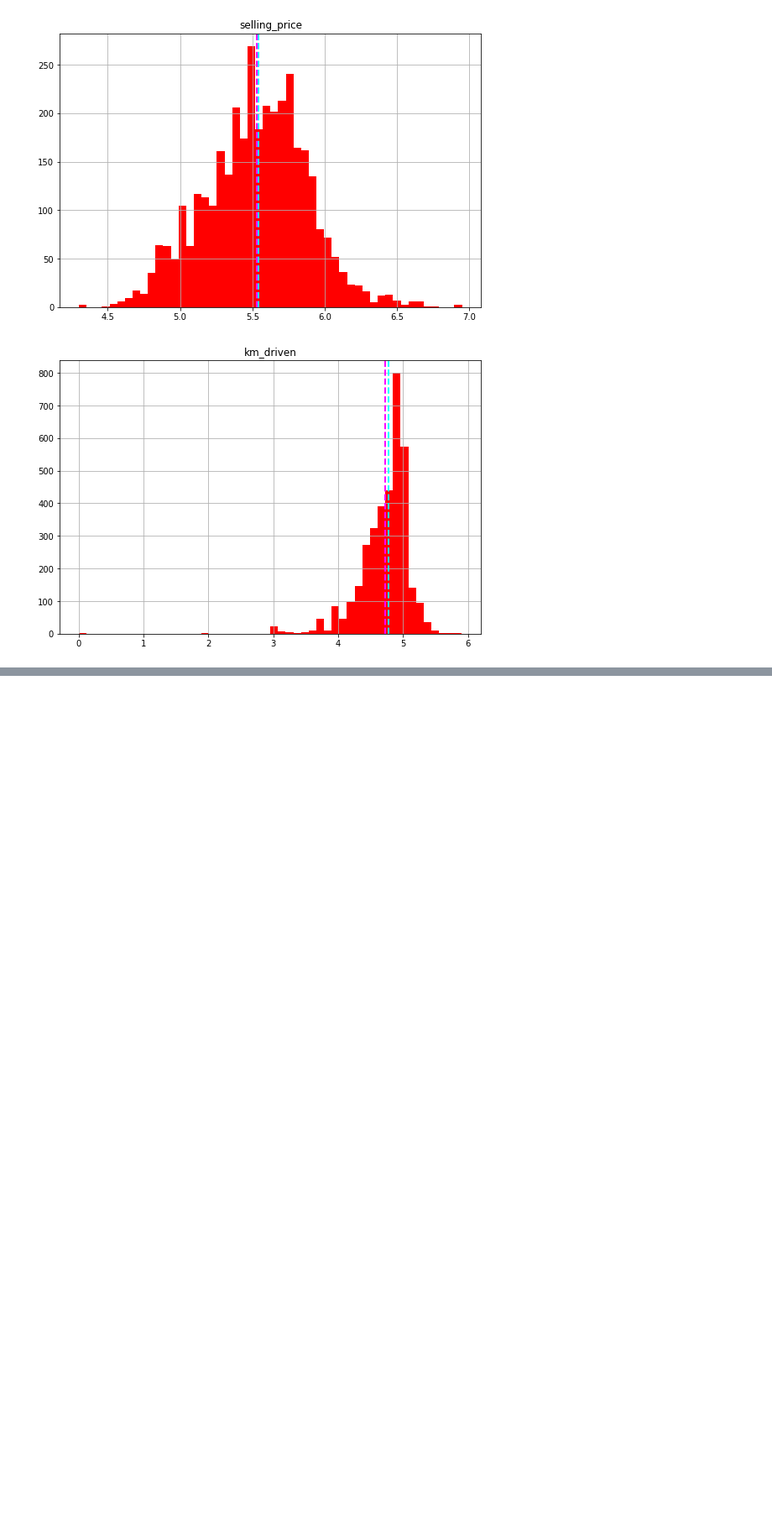
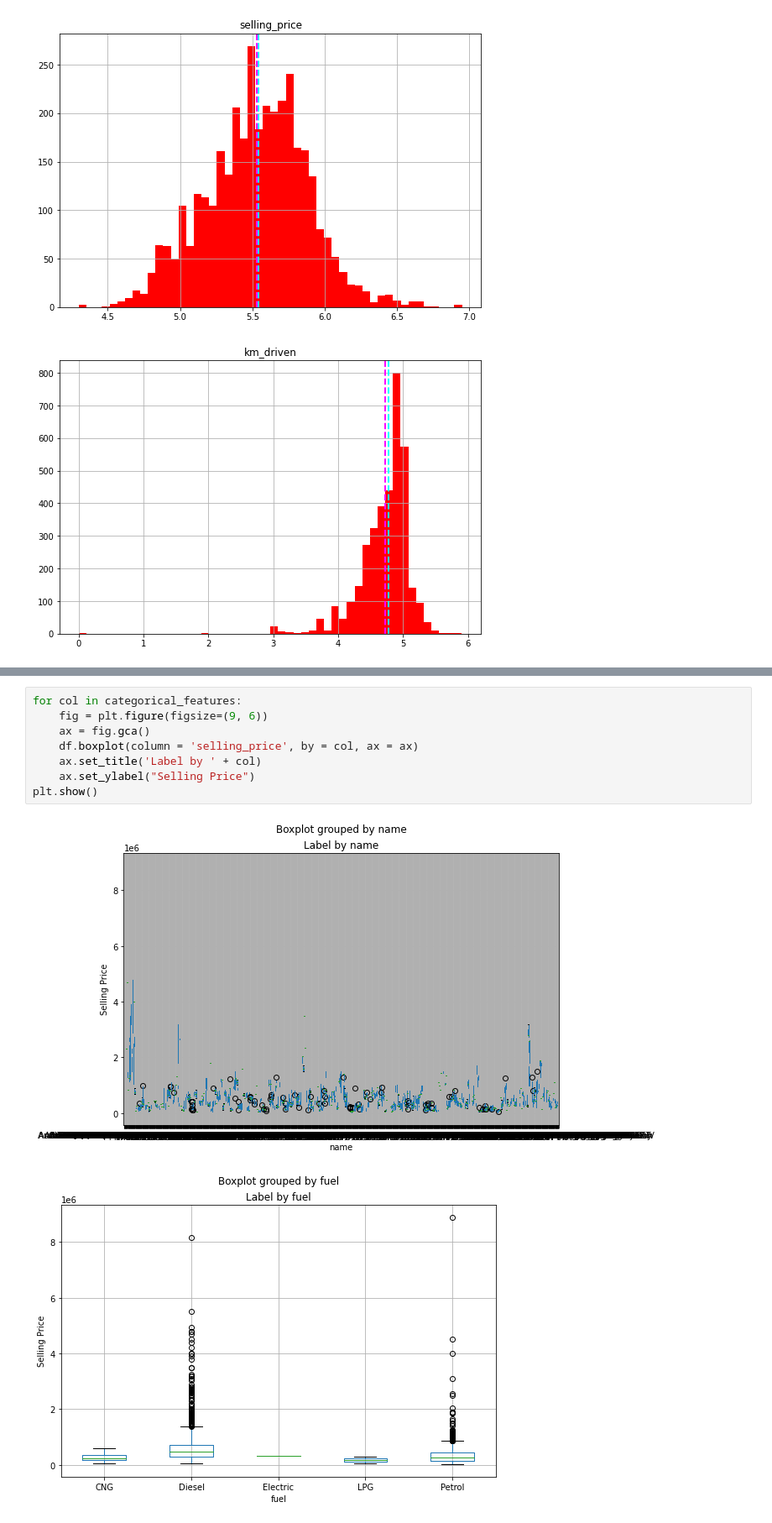
Before and after one commit to raushan9jnv/Car-Dekho-Price-Pridication, a Jupyter notebook: Project_Linear_Regression_(Car_Dekho).ipynb, the cells around one changed output, grey strips where cells are left out. Shown at 84% size. Drawn from its saved outputs; the diff is of its cells as text; blank space fills up the shorter version.

```diff
--- a/Project_Linear_Regression_(Car_Dekho).ipynb
+++ b/Project_Linear_Regression_(Car_Dekho).ipynb
@@ -205,0 +318,11 @@ plt.show()
+# %%
+for col in categorical_features:
+    fig = plt.figure(figsize=(9, 6))
+    ax = fig.gca()
+    df.boxplot(column = 'selling_price', by = col, ax = ax)
+    ax.set_title('Label by ' + col)
+    ax.set_ylabel("Selling Price")
+plt.show()
+# %% [output]
+[figure, added]
+[figure, added]
```
Also changed, not shown: parts of 34 cells of this notebook.
